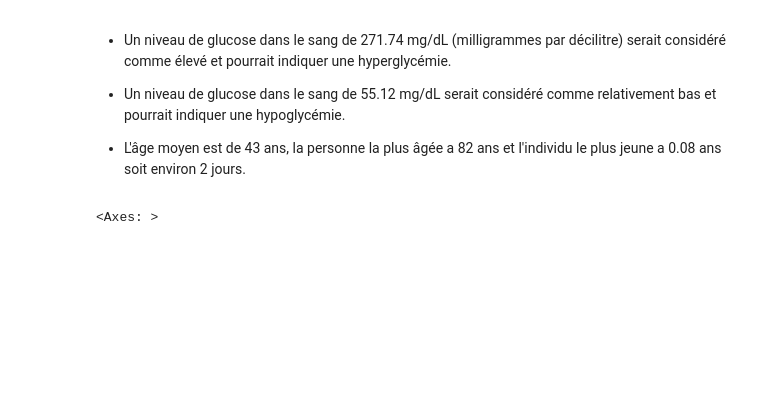
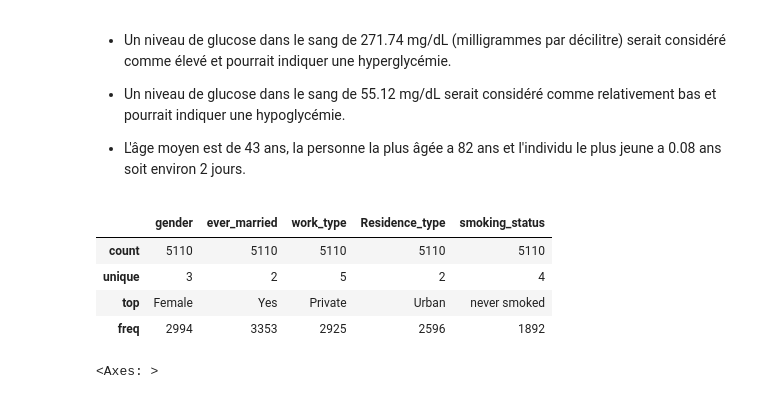
Before and after one commit to Aimen-prog/stroke-alert, a Jupyter notebook: stroke_alert.ipynb, the cells around one changed output. Saved outputs shown, nothing was run; the diff lists cells and outputs as text; code cells hidden in the pictures; blank space fills up the shorter version.

```diff
--- a/stroke_alert.ipynb
+++ b/stroke_alert.ipynb
@@ -47,6 +47,15 @@ healthcare_data.describe()
 - Un niveau de glucose dans le sang de 55.12 mg/dL serait considéré comme relativement bas et pourrait indiquer une hypoglycémie.
 
 - L'âge moyen est de 43 ans, la personne la plus âgée a 82 ans et l'individu le plus jeune a 0.08 ans soit environ 2 jours.
+# %%
+# Vérifier l'intégrité des données
+healthcare_data.describe(include=object)
+# %% [output]
+|  | gender | ever_married | work_type | Residence_type | smoking_status |
+| count | 5110 | 5110 | 5110 | 5110 | 5110 |
+| unique | 3 | 2 | 5 | 2 | 4 |
+| top | Female | Yes | Private | Urban | never smoked |
+| freq | 2994 | 3353 | 2925 | 2596 | 1892 |
 # %%
 # Recherche de valeurs manquantes
 import missingno as msno
```
Also changed, not shown: parts of 3 cells of this notebook.
